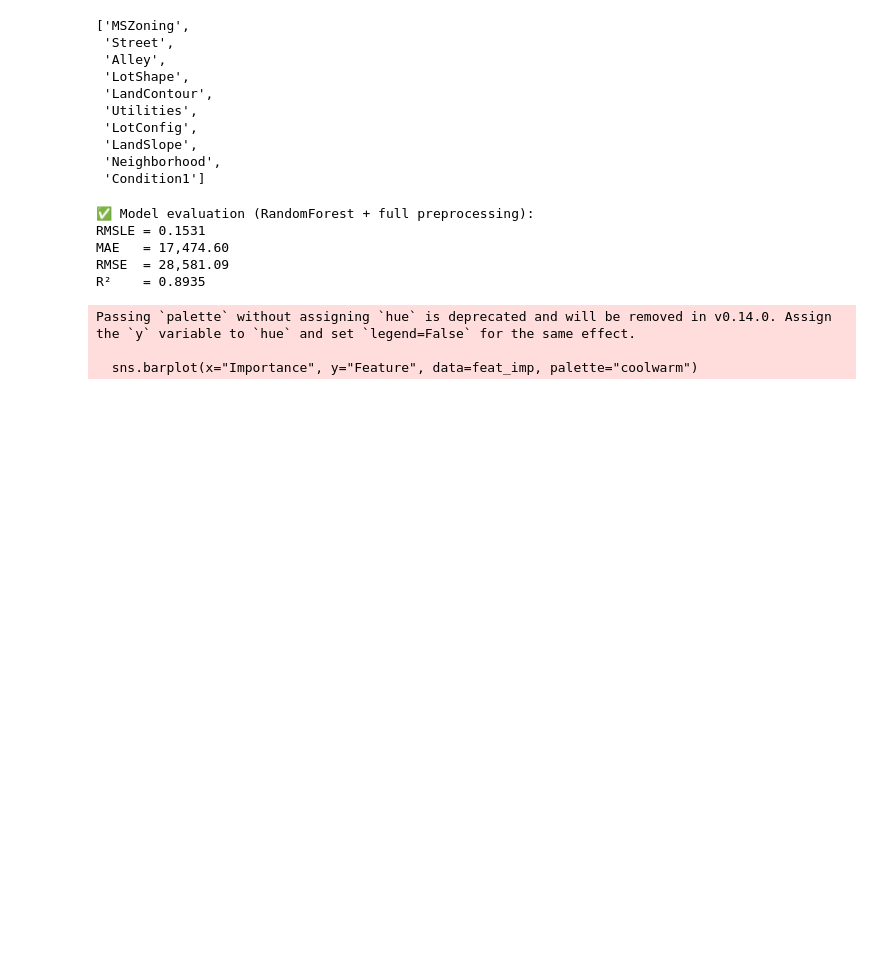
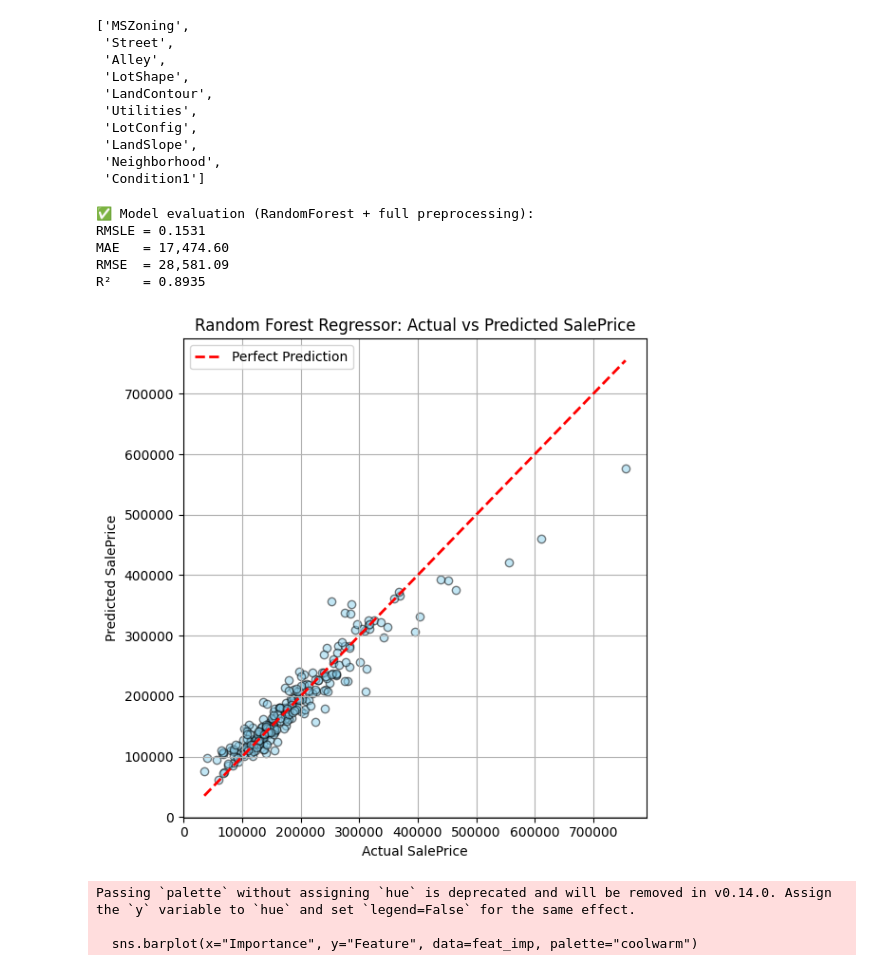
Before and after one commit to Yenyang123/6006CEM-ML-Assignment, a Jupyter notebook: regression_houseprice.ipynb, the cells around one changed output. Drawn from its saved outputs; the diff is of its cells as text; code cells hidden in the pictures; blank space fills up the shorter version.

Commit message:
Add actual vs predicted sale price for Random Forest Regressor

```diff
--- a/regression_houseprice.ipynb
+++ b/regression_houseprice.ipynb
@@ -113,33 +113,53 @@ model = Pipeline(steps=[
     ))
 ])
 
 # ===== Split Training/Validation Set =====
 X_train, X_valid, y_train, y_valid = train_test_split(
     X, y, test_size=0.2, random_state=42
 )
 
 # ===== Fitting the model =====
 model.fit(X_train, y_train)
 
 # ===== Predict and evaluate =====
 preds = model.predict(X_valid)
 
 rmsle = np.sqrt(mean_squared_log_error(y_valid, preds))
 mae   = mean_absolute_error(y_valid, preds)
 rmse  = np.sqrt(mean_squared_error(y_valid, preds))
 r2    = r2_score(y_valid, preds)
 
 print("✅ Model evaluation (RandomForest + full preprocessing):")
 print(f"RMSLE = {rmsle:.4f}")
 print(f"MAE   = {mae:,.2f}")
 print(f"RMSE  = {rmse:,.2f}")
 print(f"R²    = {r2:.4f}")
+
+# ===== Plot: Actual vs Predicted SalePrice =====
+import matplotlib.pyplot as plt
+
+plt.figure(figsize=(6,6))
+plt.scatter(y_valid, preds, alpha=0.5, color="skyblue", edgecolor="k")
+plt.plot([y_valid.min(), y_valid.max()], [y_valid.min(), y_valid.max()],
+         'r--', lw=2, label='Perfect Prediction')
+
+plt.title("Random Forest Regressor: Actual vs Predicted SalePrice")
+plt.xlabel("Actual SalePrice")
+plt.ylabel("Predicted SalePrice")
+plt.legend()
+plt.grid(True)
+plt.tight_layout()
+
+# Save image to images folder
+plt.savefig("images/actual_vs_pred_rf.png")
+plt.show()
 # %% [output]
 ✅ Model evaluation (RandomForest + full preprocessing):
 RMSLE = 0.1531
 MAE   = 17,474.60
 RMSE  = 28,581.09
 R²    = 0.8935
+[figure, added]
 # %%
 importances = model.named_steps["regressor"].feature_importances_
 
```
Also changed, not shown: parts of 3 cells of this notebook, 1 other file.
